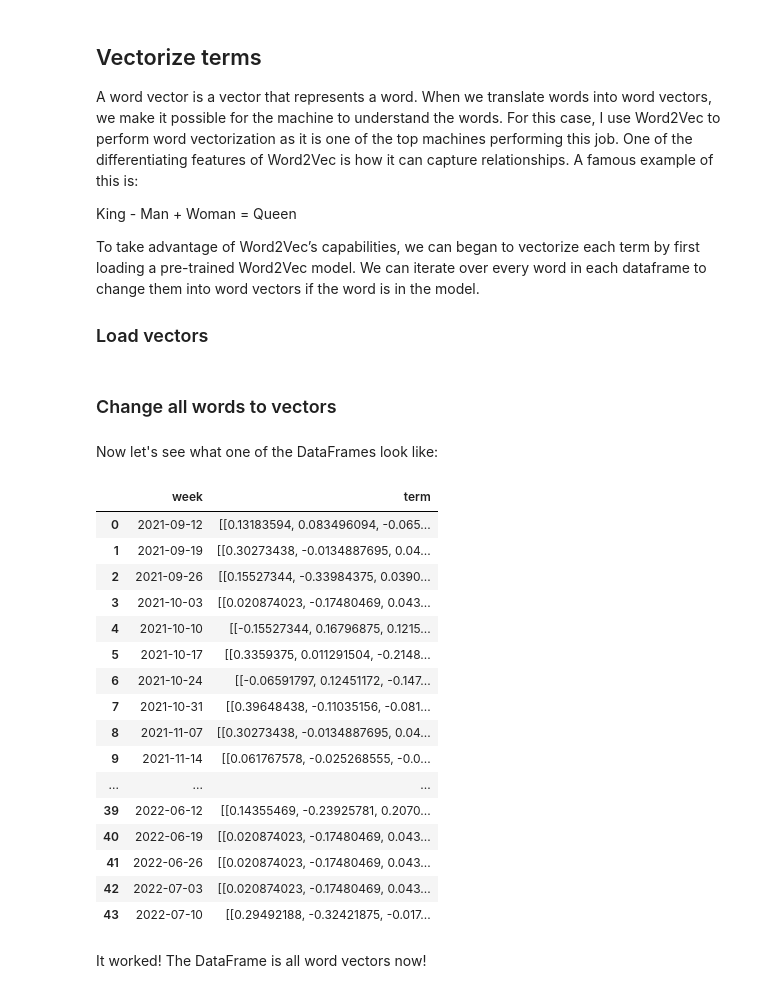
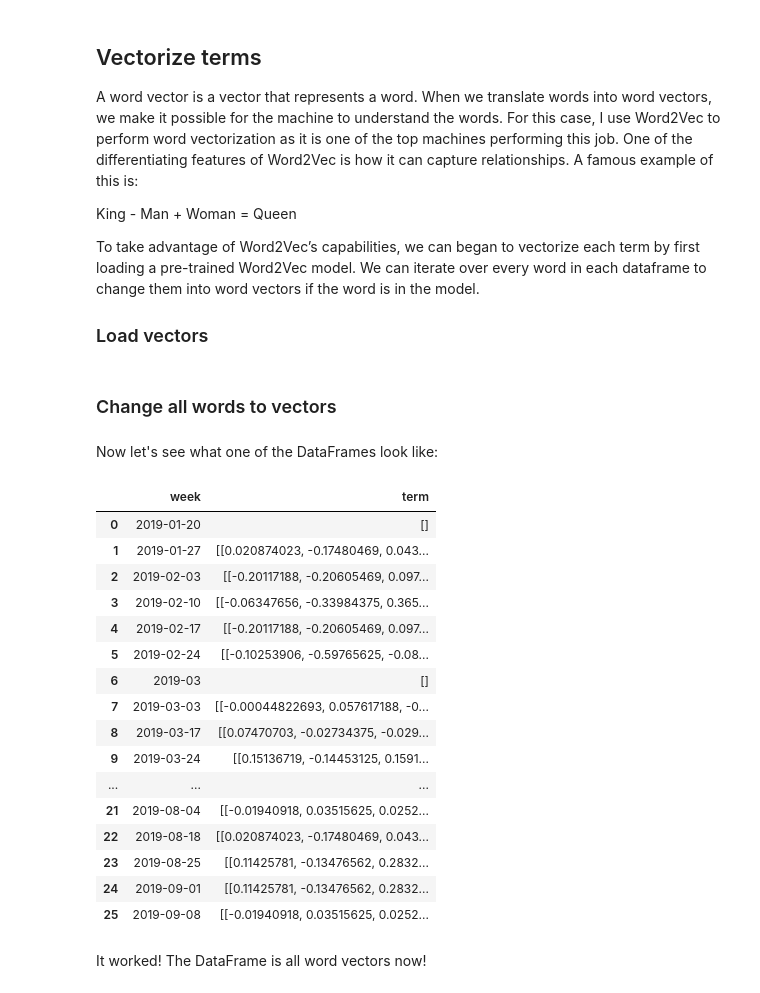
Before and after one commit to titancoder12/Shadows-of-a-Pandemic, a Jupyter notebook: shadows-of-a-pandemic.ipynb, the cells around one changed output. Cells and saved outputs as stored; diff of their text form; code cells hidden in the pictures.

Commit message:
Kaggle Notebook | Shadows of a Pandemic | Save to GitHub

```diff
--- a/shadows-of-a-pandemic.ipynb
+++ b/shadows-of-a-pandemic.ipynb
@@ -96,5 +216,5 @@ peak_pandemic_terms["term"] = peak_pandemic_terms["term"].apply(split_list)
 # %% [markdown]
-## Vectorize terms
+## Vectorize terms <a class="anchor"  id="sec3"></a>
 A word vector is a vector that represents a word. When we translate words into word vectors, we make it possible for the machine to understand the words. For this case, I use Word2Vec to perform word vectorization as it is one of the top machines performing this job. One of the differentiating features of Word2Vec is how it can capture relationships. A famous example of this is:
 
 King - Man + Woman = Queen
@@ -102,13 +222,13 @@ King - Man + Woman = Queen
 To take advantage of Word2Vec’s capabilities, we can began to vectorize each term by first loading a pre-trained Word2Vec model. We can iterate over every word in each dataframe to change them into word vectors if the word is in the model.
 
 
-### Load vectors
+### Load vectors <a class="anchor"  id="sub5"></a>
 # %%
 # Load vectors
 path = "/kaggle/input/google-word2vec/GoogleNews-vectors-negative300.bin"
 word2vec_model = KeyedVectors.load_word2vec_format(path, binary=True)
 # %% [markdown]
-### Change all words to vectors
+### Change all words to vectors <a class="anchor"  id="sub6"></a>
 # %%
 def change_to_vector(lst):
     vectors = []
@@ -128,25 +247,25 @@ peak_pandemic_terms["term"] = peak_pandemic_terms["term"].apply(change_to_vector
 Now let's see what one of the DataFrames look like:
 # %%
 # Check what the terms look like
-peak_pandemic_terms
+no_pandemic_terms
 # %% [output]
 |  | week | term |
-| 0 | 2021-09-12 | [[0.13183594, 0.083496094, -0.065... |
-| 1 | 2021-09-19 | [[0.30273438, -0.0134887695, 0.04... |
-| 2 | 2021-09-26 | [[0.15527344, -0.33984375, 0.0390... |
-| 3 | 2021-10-03 | [[0.020874023, -0.17480469, 0.043... |
-| 4 | 2021-10-10 | [[-0.15527344, 0.16796875, 0.1215... |
-| 5 | 2021-10-17 | [[0.3359375, 0.011291504, -0.2148... |
-| 6 | 2021-10-24 | [[-0.06591797, 0.12451172, -0.147... |
-| 7 | 2021-10-31 | [[0.39648438, -0.11035156, -0.081... |
-| 8 | 2021-11-07 | [[0.30273438, -0.0134887695, 0.04... |
-| 9 | 2021-11-14 | [[0.061767578, -0.025268555, -0.0... |
+| 0 | 2019-01-20 | [] |
+| 1 | 2019-01-27 | [[0.020874023, -0.17480469, 0.043... |
+| 2 | 2019-02-03 | [[-0.20117188, -0.20605469, 0.097... |
+| 3 | 2019-02-10 | [[-0.06347656, -0.33984375, 0.365... |
+| 4 | 2019-02-17 | [[-0.20117188, -0.20605469, 0.097... |
+| 5 | 2019-02-24 | [[-0.10253906, -0.59765625, -0.08... |
+| 6 | 2019-03 | [] |
+| 7 | 2019-03-03 | [[-0.00044822693, 0.057617188, -0... |
+| 8 | 2019-03-17 | [[0.07470703, -0.02734375, -0.029... |
+| 9 | 2019-03-24 | [[0.15136719, -0.14453125, 0.1591... |
 | ... | ... | ... |
-| 39 | 2022-06-12 | [[0.14355469, -0.23925781, 0.2070... |
-| 40 | 2022-06-19 | [[0.020874023, -0.17480469, 0.043... |
-| 41 | 2022-06-26 | [[0.020874023, -0.17480469, 0.043... |
-| 42 | 2022-07-03 | [[0.020874023, -0.17480469, 0.043... |
-| 43 | 2022-07-10 | [[0.29492188, -0.32421875, -0.017... |
+| 21 | 2019-08-04 | [[-0.01940918, 0.03515625, 0.0252... |
+| 22 | 2019-08-18 | [[0.020874023, -0.17480469, 0.043... |
+| 23 | 2019-08-25 | [[0.11425781, -0.13476562, 0.2832... |
+| 24 | 2019-09-01 | [[0.11425781, -0.13476562, 0.2832... |
+| 25 | 2019-09-08 | [[-0.01940918, 0.03515625, 0.0252... |
 # %% [markdown]
 It worked! The DataFrame is all word vectors now!
 # %% [markdown]
```
Also changed, not shown: parts of 42 cells of this notebook.
